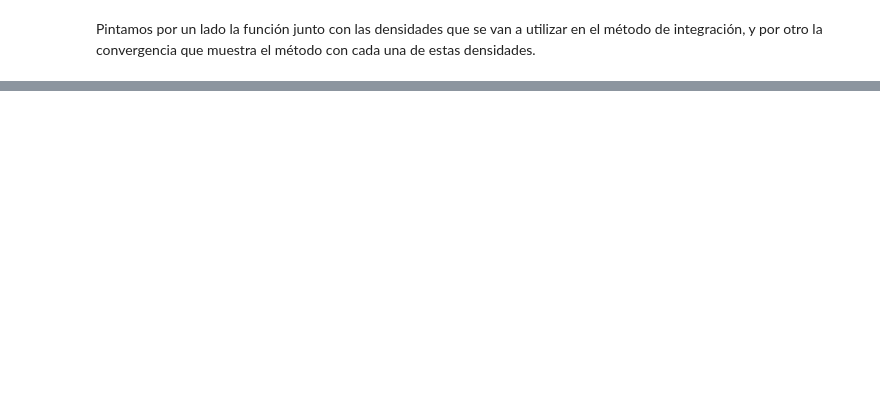
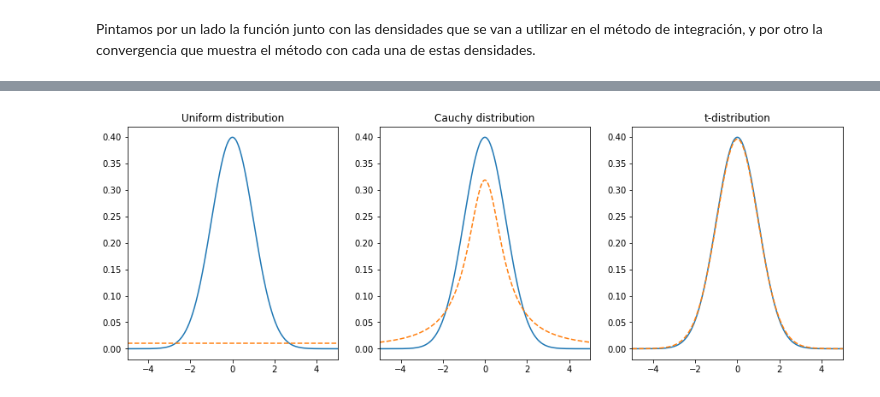
Before and after one commit to Ludvins/Practicas_CN, a Jupyter notebook: Ejercicios MonteCarlo.ipynb, the cells around one changed output, grey strips where cells are left out. Saved outputs shown, nothing was run; the diff lists cells and outputs as text; code cells hidden in the pictures; blank space fills up the shorter version.

```diff
--- a/Ejercicios MonteCarlo.ipynb
+++ b/Ejercicios MonteCarlo.ipynb
@@ -335,0 +308,21 @@ plt.show()
+# %%
+x = np.arange(-50, 50, 0.01)
+fig, axes = plt.subplots(1,3, figsize=(15,5))
+axes[0].set_title("Uniform distribution")
+axes[0].plot(x, norm.pdf(x))
+axes[0].plot(x, uniform.pdf(x, -50, 100), '--')
+axes[0].set_xlim(-5, 5)
+
+axes[1].set_title("Cauchy distribution")
+axes[1].plot(x, norm.pdf(x))
+axes[1].plot(x, cauchy.pdf(x), '--')
+axes[1].set_xlim(-5, 5)
+
+axes[2].set_title("t-distribution")
+axes[2].plot(x, norm.pdf(x))
+axes[2].plot(x, t.pdf(x, 30), '--')
+axes[2].set_xlim(-5, 5)
+
+plt.show()
+# %% [output]
+[figure, added]
```
Also changed, not shown: parts of 22 cells of this notebook.
